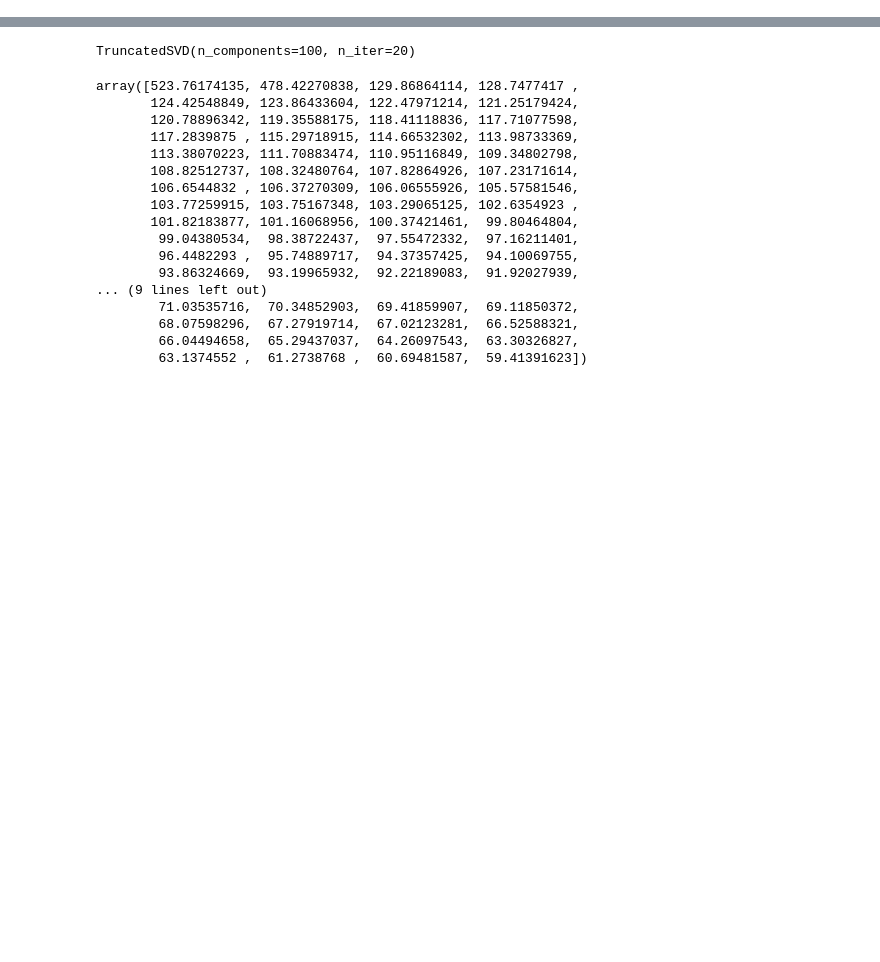
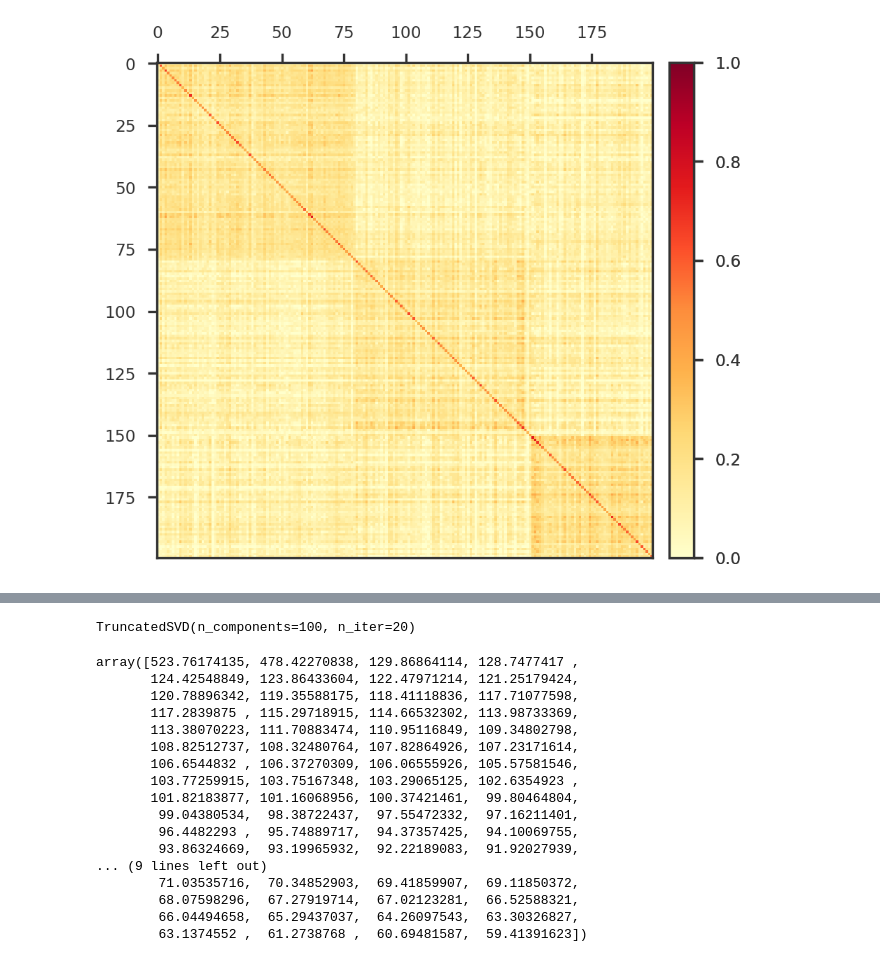
Before and after one commit to banskt/lrma-dsc, a Jupyter notebook: analysis/read_simulation.ipynb, the cells around one changed output, grey strips where cells are left out. Saved outputs shown, nothing was run; the diff lists cells and outputs as text; code cells hidden in the pictures; blank space fills up the shorter version.

```diff
--- a/analysis/read_simulation.ipynb
+++ b/analysis/read_simulation.ipynb
@@ -143,10 +141,13 @@ plt.show()
 # %%
 fig = plt.figure(figsize = (8, 8))
 ax1 = fig.add_subplot(111)
 
-#mpy_plotfn.plot_covariance_heatmap(ax1, Z * np.sqrt(1000) / np.sqrt(10000))
-mpy_plotfn.plot_covariance_heatmap(ax1, data['Ltrue'] * np.sqrt(100))
+mpy_plotfn.plot_covariance_heatmap(ax1, Z * np.sqrt(1000) / np.sqrt(10000))
+# mpy_plotfn.plot_covariance_heatmap(ax1, data['Ltrue'] * np.sqrt(100))
+# mpy_plotfn.plot_covariance_heatmap(ax1, data['effect_size_obs'] * np.sqrt(1000))
 
 plt.tight_layout()
 plt.show()
+# %% [output]
+[figure, added]
 # %%
```
Also changed, not shown: parts of 9 cells of this notebook, 12 other files.
